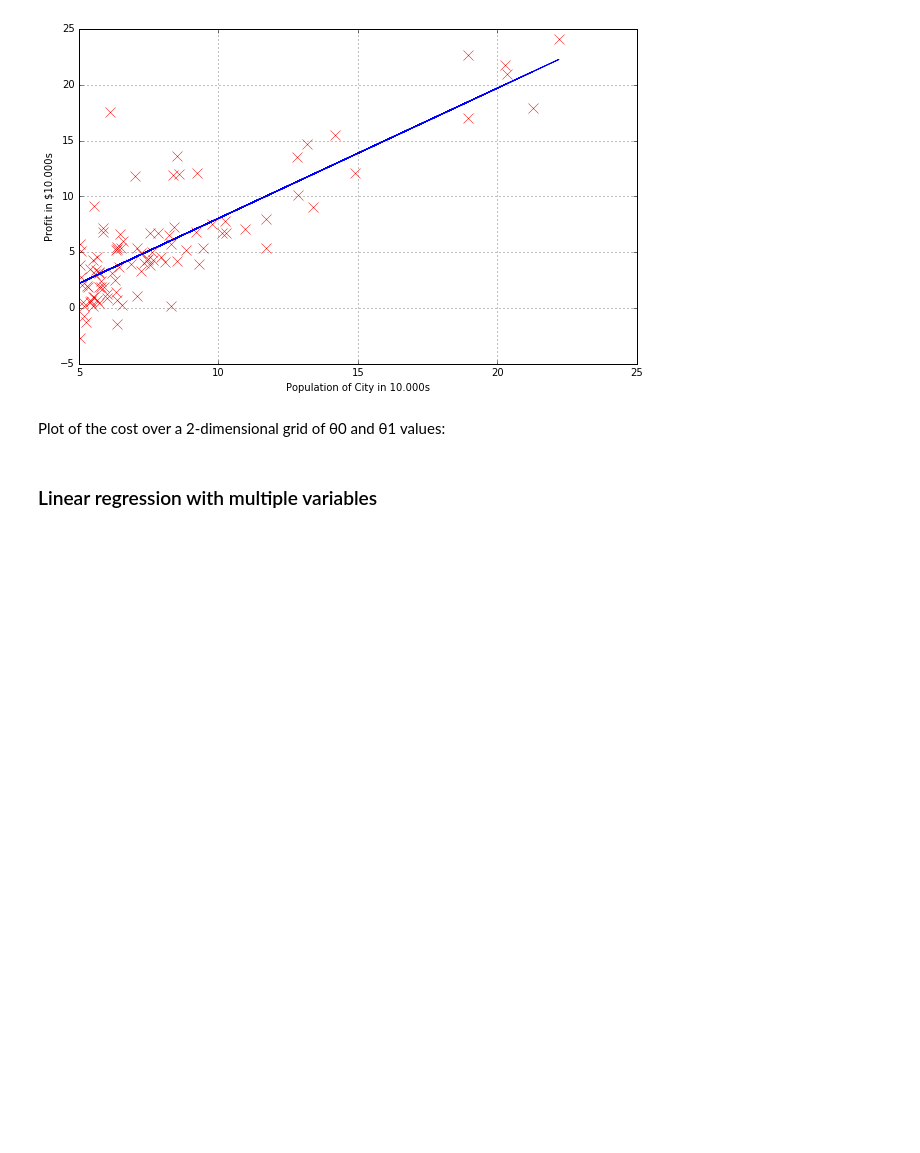
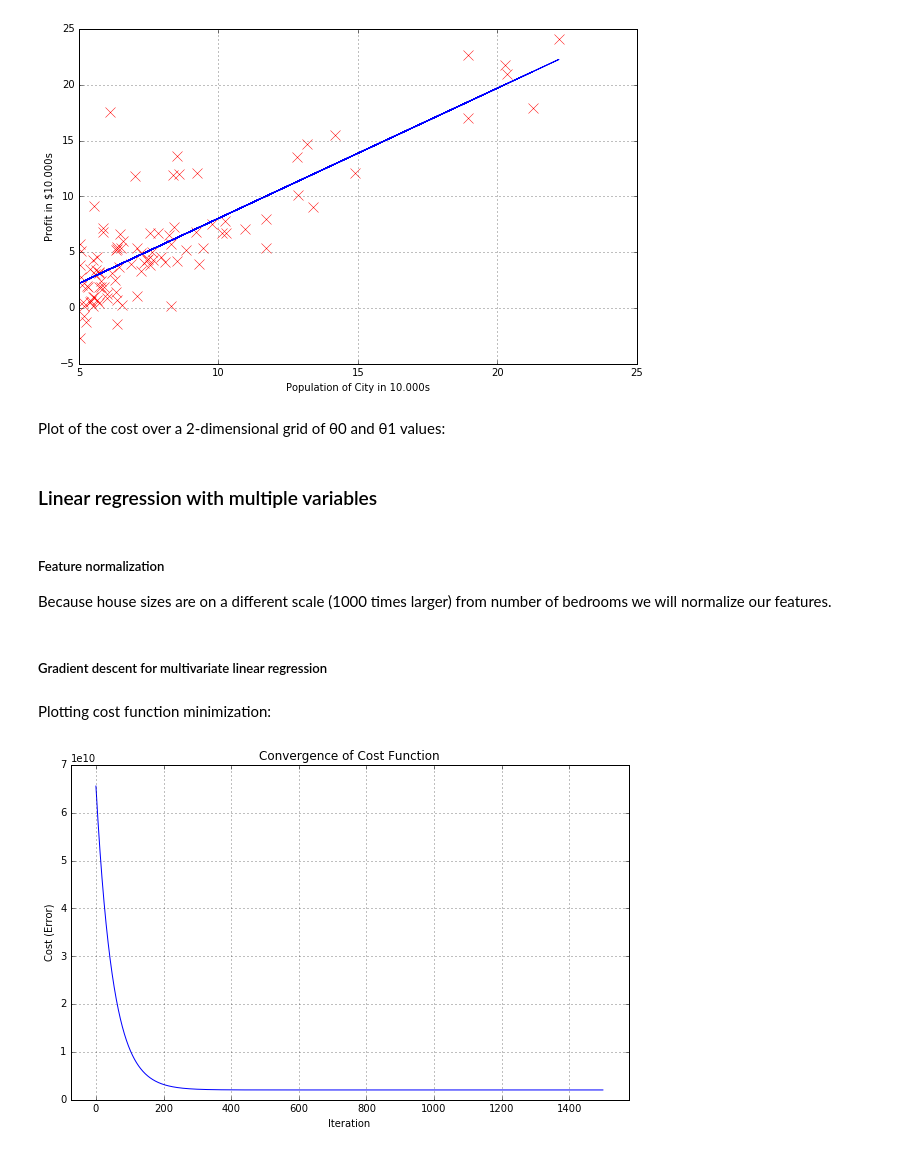
Before and after one commit to biroc/ml-coursera, a Jupyter notebook: Linear Regression/ex1.ipynb, the cells around one changed output. Saved outputs shown, nothing was run; the diff lists cells and outputs as text; code cells hidden in the pictures; blank space fills up the shorter version.

```diff
--- a/Linear Regression/ex1.ipynb
+++ b/Linear Regression/ex1.ipynb
@@ -109,3 +119,43 @@ Plot of the cost over a 2-dimensional grid of θ0 and θ1 values:
 # TO-DO plot 2D representation of cost function
 # %% [markdown]
 ### Linear regression with multiple variables
+# %%
+data_ex2 = 'ex1/ex1data2.txt'
+data2 = np.loadtxt(data_ex2,delimiter=',',usecols=(0,1,2),unpack=True)
+
+# Get feature data and labels
+X2 = np.transpose(np.array(data2[:-1]))
+Y2 = np.transpose(np.array(data2[-1:]))
+m = len(Y2)
+# %% [markdown]
+##### Feature normalization
+Because house sizes are on a different scale (1000 times larger) from number of bedrooms we will normalize our features.
+# %%
+X2_normalized = X2.copy()
+
+# Store mean and standard deviation to use when normalizing a new value
+means, stds = [], []
+
+# Iterate over features and normalize
+for col in range(np.shape(X2)[1]):
+    # Compute mean and standard deviation for feature
+    mean, std = np.mean(X2[:,col]), np.std(X2[:,col])
+    # Instead of std, range (max-min) can also be used.
+    X2_normalized[:,col] = (X2_normalized[:,col] - mean) / std
+    # Save mean, std
+    means.append(mean)
+    stds.append(std)
+# %% [markdown]
+##### Gradient descent for multivariate linear regression
+# %%
+# Add column of 1's to normalized X
+X2_normalized = np.insert(X2_normalized,0,1,axis=1)
+
+initial_weights2 = np.zeros((3,1))
+costs_multi, weights, weight_history = gradient_descent(X2_normalized, Y2, initial_weights2)
+# %% [markdown]
+Plotting cost function minimization:
+# %%
+plotCostFunction(costs_multi)
+# %% [output]
+[figure, added]
```
Also changed, not shown: parts of 4 cells of this notebook.
